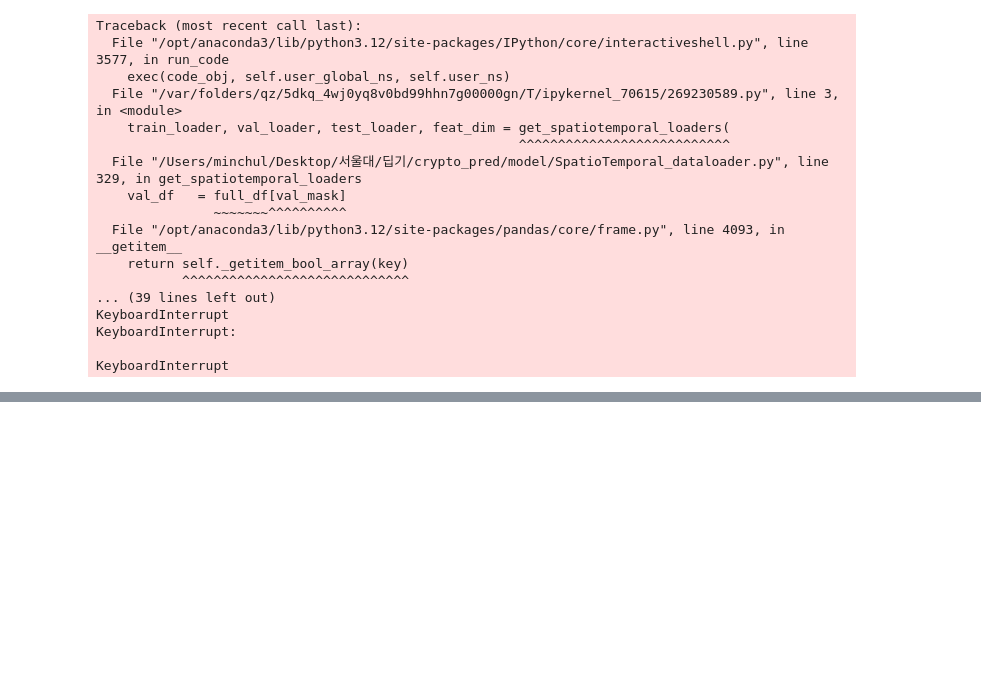
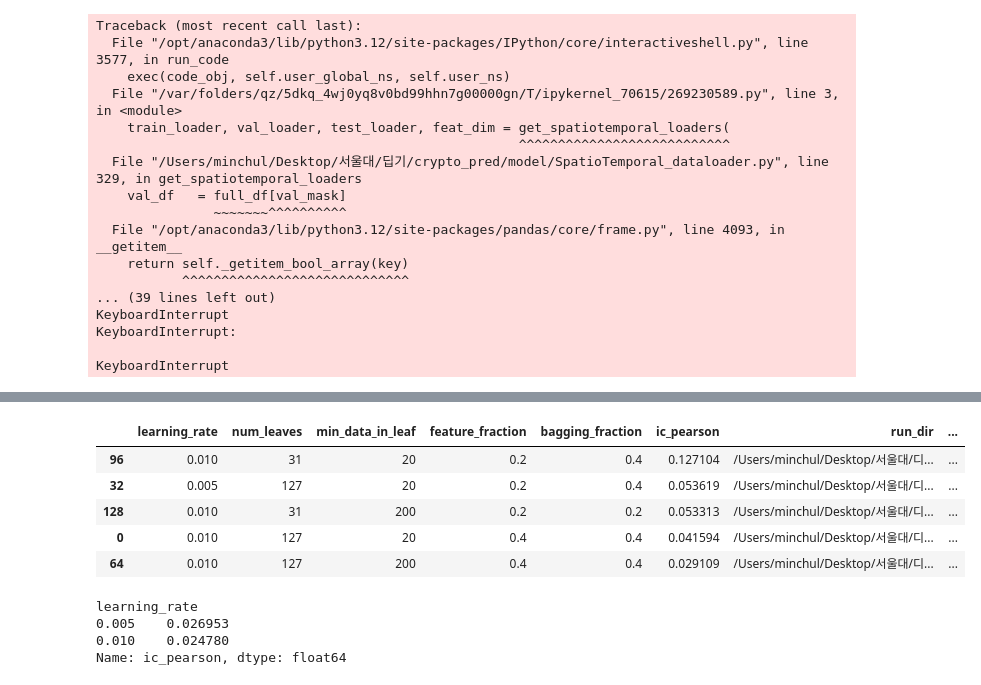
Before and after one commit to devilmaier/25_fall_deeplearning, a Jupyter notebook: machine_learning/data_practice.ipynb, the cells around one changed output, grey strips where cells are left out. Saved outputs shown, nothing was run; the diff lists cells and outputs as text; code cells hidden in the pictures; blank space fills up the shorter version.

```diff
--- a/machine_learning/data_practice.ipynb
+++ b/machine_learning/data_practice.ipynb
@@ -562,0 +646,23 @@ xb.shape, yb.shape
+# %%
+best_by_date = (
+    df
+    .sort_values("ic_pearson", ascending=False)
+    .groupby("train_start_date")
+    .head(1)
+)
+
+best_by_date
+# %% [output]
+|  | learning_rate | num_leaves | min_data_in_leaf | feature_fraction | bagging_fraction | ic_pearson | run_dir | ... |
+| 96 | 0.010 | 31 | 20 | 0.2 | 0.4 | 0.127104 | /Users/minchul/Desktop/서울대/디... | ... |
+| 32 | 0.005 | 127 | 20 | 0.2 | 0.4 | 0.053619 | /Users/minchul/Desktop/서울대/디... | ... |
+| 128 | 0.010 | 31 | 200 | 0.2 | 0.2 | 0.053313 | /Users/minchul/Desktop/서울대/디... | ... |
+| 0 | 0.010 | 127 | 20 | 0.4 | 0.4 | 0.041594 | /Users/minchul/Desktop/서울대/디... | ... |
+| 64 | 0.010 | 127 | 200 | 0.4 | 0.4 | 0.029109 | /Users/minchul/Desktop/서울대/디... | ... |
+# %%
+df.groupby("learning_rate")["ic_pearson"].mean().sort_values(ascending=False)
+# %% [output]
+learning_rate
+0.005    0.026953
+0.010    0.024780
+Name: ic_pearson, dtype: float64
```
Also changed, not shown: parts of 10 cells of this notebook.
